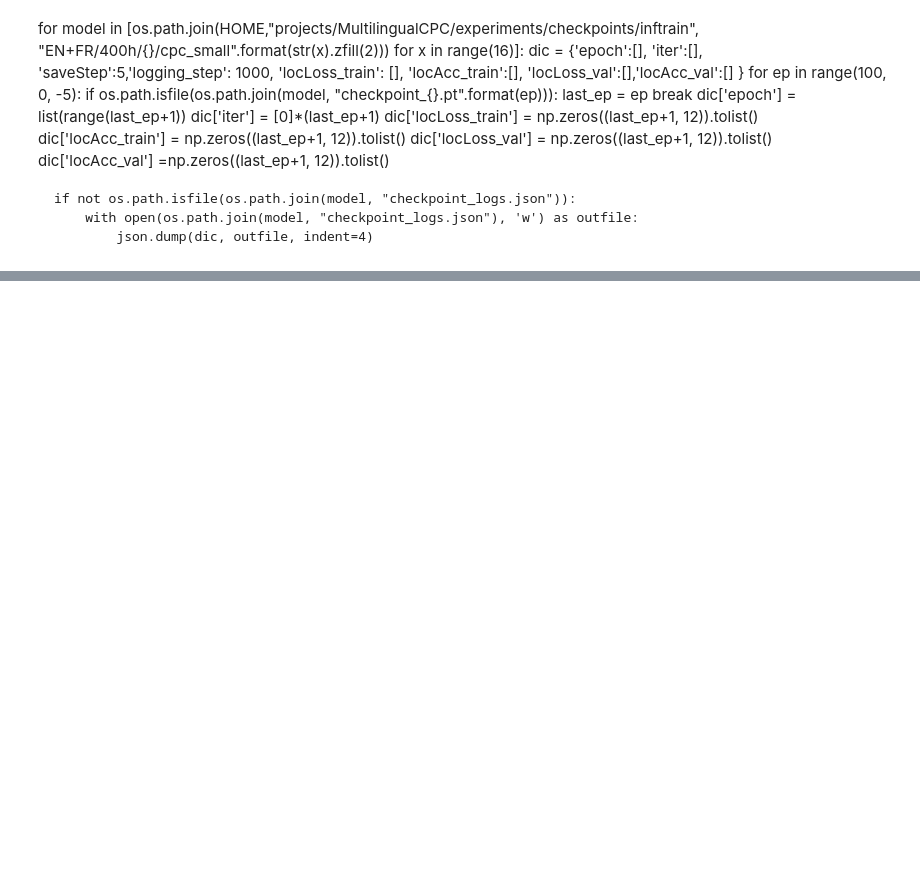
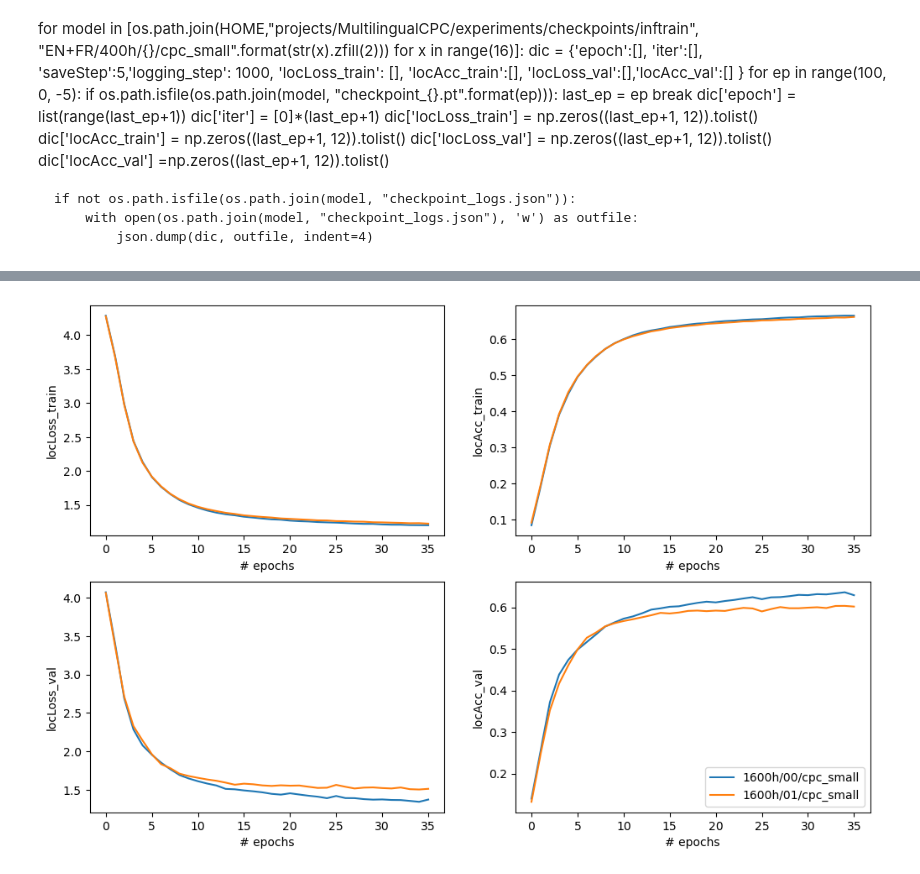
Before and after one commit to MarvinLvn/InfTrain, a Jupyter notebook: analysis/train_progress.ipynb, the cells around one changed output, grey strips where cells are left out. Cells and saved outputs as stored; diff of their text form; code cells hidden in the pictures; blank space fills up the shorter version.

```diff
--- a/analysis/train_progress.ipynb
+++ b/analysis/train_progress.ipynb
@@ -151,0 +154,9 @@ compare_plot_measures_mult(log_list, log_names_bil+log_names_mono)
+# %%
+log_names_mono = ["1600h/{}/cpc_small".format(str(x).zfill(2)) for x in range(0,2)]
+
+log_list=[get_log(x,outer_checkpoints_dir="/linkhome/rech/genini01/ucv88ce/projects/InfTrain/InfTrain_models/EN/") for x in log_names_mono]
+
+
+compare_plot_measures_mult(log_list, log_names_mono)
+# %% [output]
+[figure, added]
```
Also changed, not shown: parts of 13 cells of this notebook, 3 other files.
